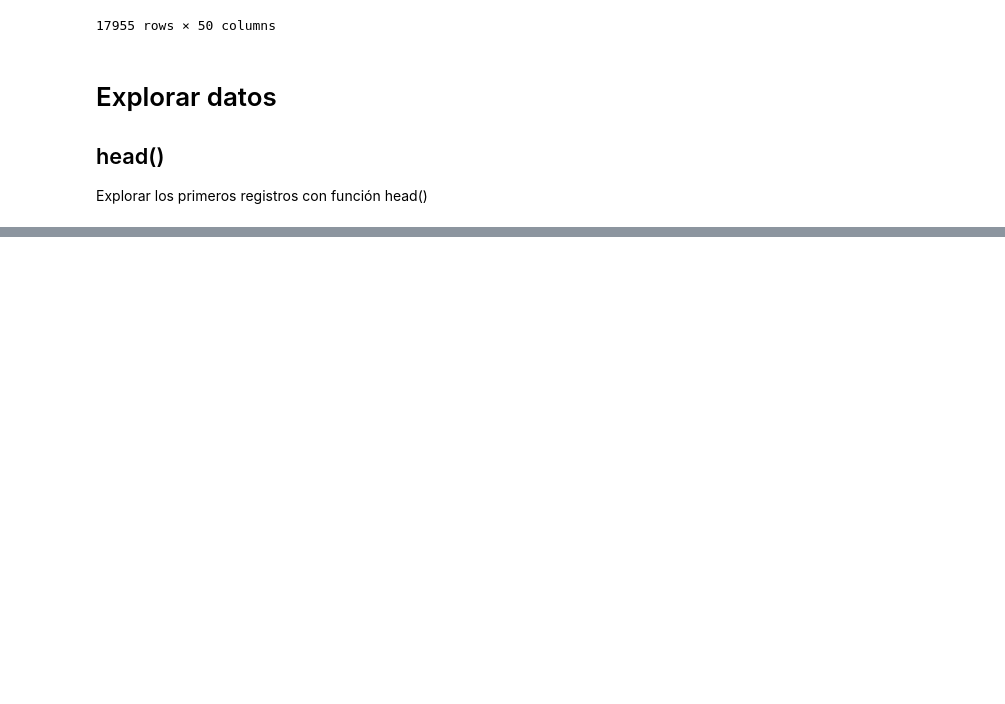
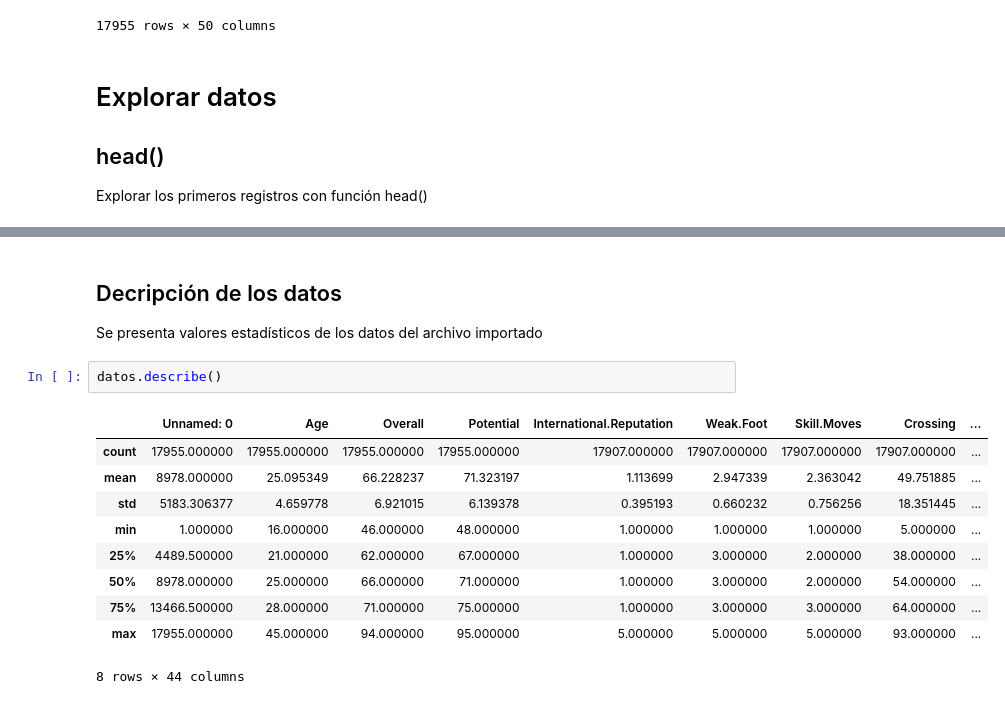
Before and after one commit to enZane/AID, a Jupyter notebook: explorar_datos_fifa.ipynb, the cells around one changed output, grey strips where cells are left out. Saved outputs shown, nothing was run; the diff lists cells and outputs as text; blank space fills up the shorter version.

```diff
--- a/explorar_datos_fifa.ipynb
+++ b/explorar_datos_fifa.ipynb
@@ -48,0 +122,16 @@ datos.head(30)
+# %% [markdown]
+## Decripción de los datos
+Se presenta valores estadísticos de los datos del archivo importado
+# %%
+datos.describe()
+# %% [output]
+|  | Unnamed: 0 | Age | Overall | Potential | International.Reputation | Weak.Foot | Skill.Moves | Crossing | ... |
+| count | 17955.000000 | 17955.000000 | 17955.000000 | 17955.000000 | 17907.000000 | 17907.000000 | 17907.000000 | 17907.000000 | ... |
+| mean | 8978.000000 | 25.095349 | 66.228237 | 71.323197 | 1.113699 | 2.947339 | 2.363042 | 49.751885 | ... |
+| std | 5183.306377 | 4.659778 | 6.921015 | 6.139378 | 0.395193 | 0.660232 | 0.756256 | 18.351445 | ... |
+| min | 1.000000 | 16.000000 | 46.000000 | 48.000000 | 1.000000 | 1.000000 | 1.000000 | 5.000000 | ... |
+| 25% | 4489.500000 | 21.000000 | 62.000000 | 67.000000 | 1.000000 | 3.000000 | 2.000000 | 38.000000 | ... |
+| 50% | 8978.000000 | 25.000000 | 66.000000 | 71.000000 | 1.000000 | 3.000000 | 2.000000 | 54.000000 | ... |
+| 75% | 13466.500000 | 28.000000 | 71.000000 | 75.000000 | 1.000000 | 3.000000 | 3.000000 | 64.000000 | ... |
+| max | 17955.000000 | 45.000000 | 94.000000 | 95.000000 | 5.000000 | 5.000000 | 5.000000 | 93.000000 | ... |
+8 rows × 44 columns
```
Also changed, not shown: parts of 26 cells of this notebook.
